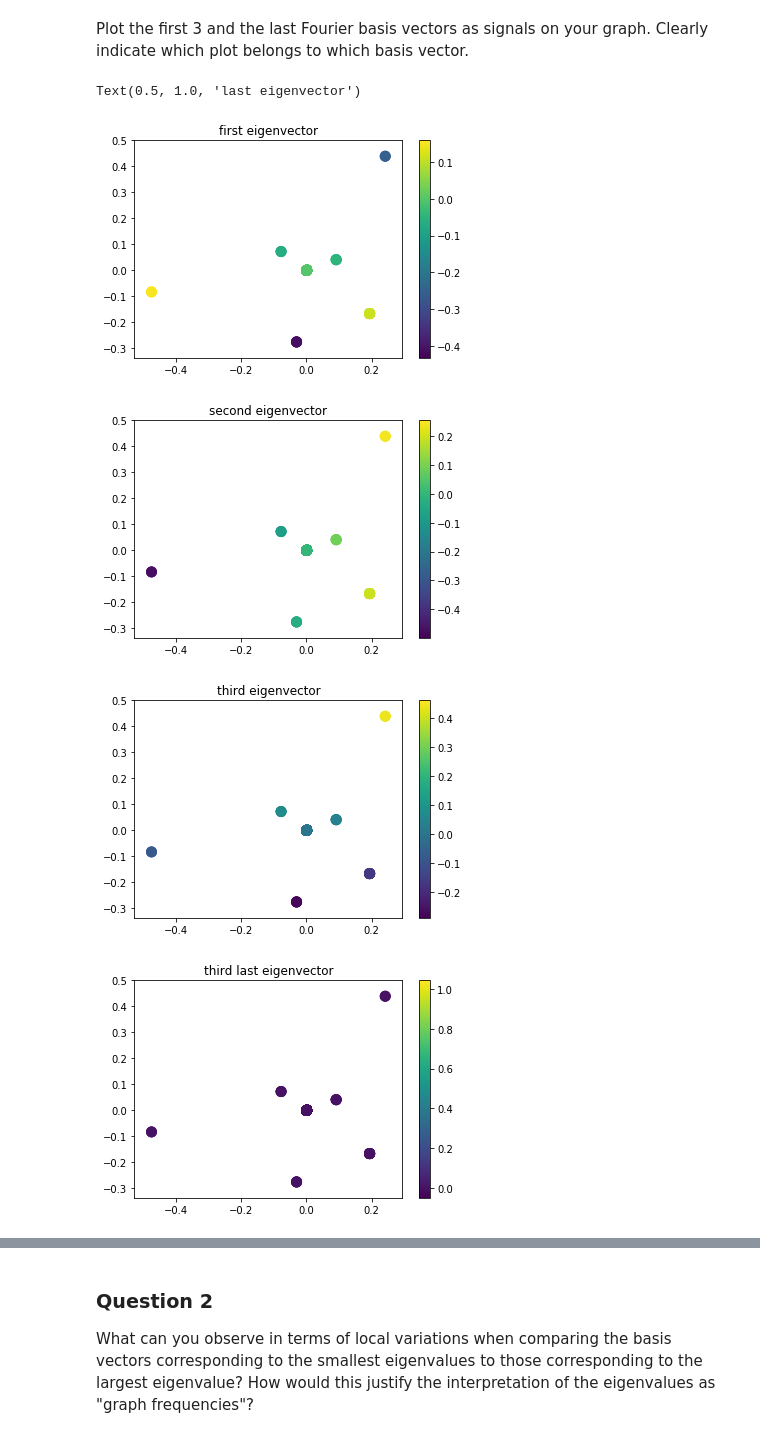
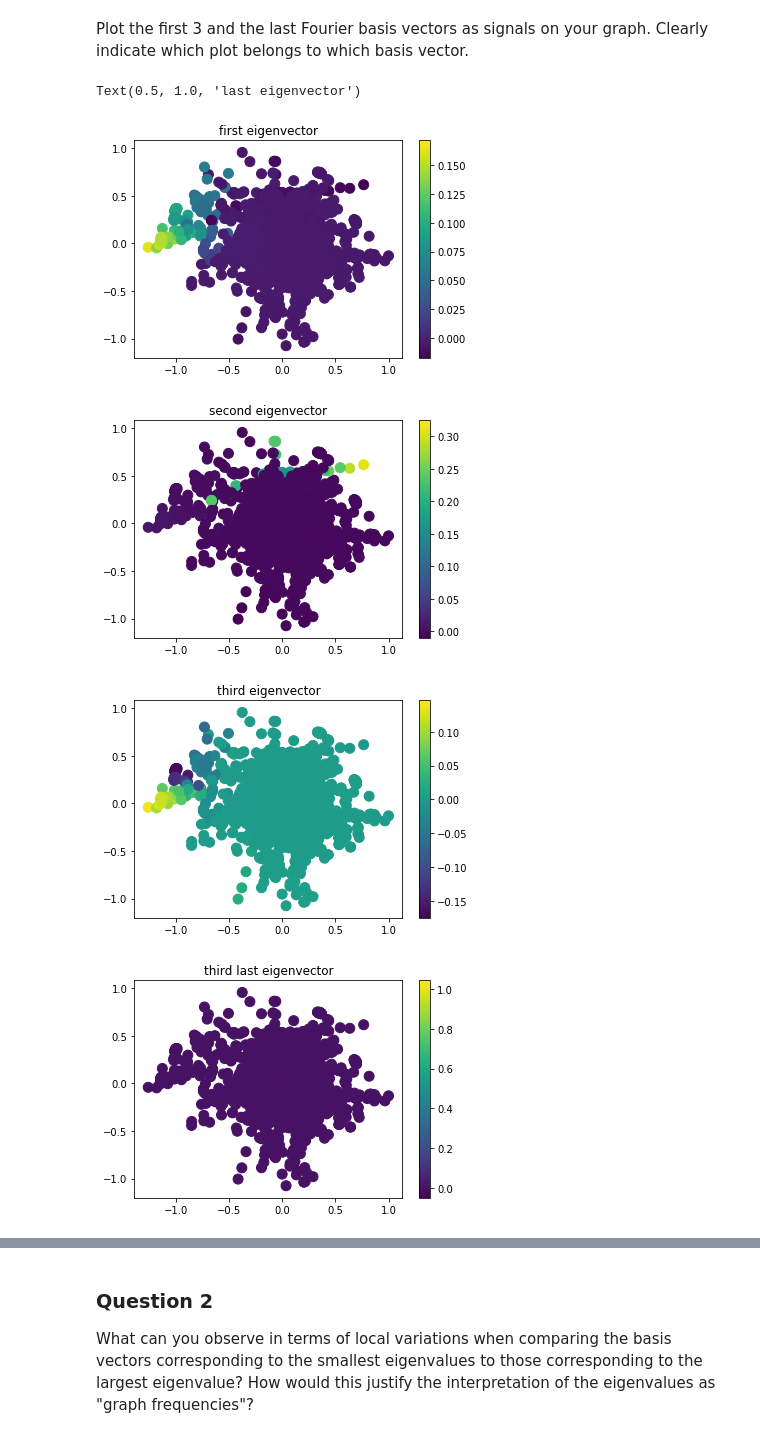
Before and after one commit to dsalathe/group_ntds, a Jupyter notebook: 4_graph_signal_processing.ipynb, the cells around one changed output, grey strips where cells are left out. Drawn from its saved outputs; the diff is of its cells as text; code cells hidden in the pictures.

```diff
--- a/4_graph_signal_processing.ipynb
+++ b/4_graph_signal_processing.ipynb
@@ -123,3 +122,12 @@ def grad(adjacency):
+# %%
+import networkx as nx
+G = nx.from_numpy_matrix(adjacency)
+Gc = max(nx.connected_component_subgraphs(G), key=len)
+adjacency_c = np.array(nx.to_numpy_matrix(Gc))
+n_nodes_c = nx.number_of_nodes(Gc)
+laplacian_c_comb = sparse.csgraph.laplacian(adjacency_c, normed=False).astype('float64')
+laplacian_c_norm = sparse.csgraph.laplacian(adjacency_c, normed=True)
+laplacian_c = laplacian_c_comb
 # %%
 import networkx as nx
 G = nx.from_numpy_matrix(adjacency)
@@ -139,31 +147,31 @@ In this section we will observe how your feature/label vector looks like in the
 
 Compute the Fourier basis vectors and the Laplacian eigenvalues. Make sure to order those from smaller to larger, $\lambda_0 \leq \lambda_1 \leq \dots \leq \lambda_{N-1},$ and use the same ordering for the Fourier basis vectors.
 # %%
-e, U = scipy.linalg.eigh(laplacian)
+e, U = scipy.linalg.eigh(laplacian_c)
 # %% [markdown]
 Plot the first 3 and the last Fourier basis vectors as signals on your graph. Clearly indicate which plot belongs to which basis vector.
 # %%
 import pygsp as pg
-graph = pg.graphs.Graph(adjacency)
+graph = pg.graphs.Graph(adjacency_c)
 # %%
-graph.set_coordinates(U[:, 1:3])  # Laplacian eigenmaps.
-#graph.set_coordinates('spring')  # Force-directed layout.
+#graph.set_coordinates(U[:, 1:3])  # Laplacian eigenmaps.
+graph.set_coordinates('spring')  # Force-directed layout.
 # %%
-graph.plot_signal(U[:, 0])
+graph.plot_signal(U[:, 1])
 plt.title("first eigenvector")
-graph.plot_signal(U[:, 1])
+graph.plot_signal(U[:, 2])
 plt.title("second eigenvector")
-graph.plot_signal(U[:, 2])
+graph.plot_signal(U[:, 3])
 plt.title("third eigenvector")
 graph.plot_signal(U[:, -3])
 plt.title("third last eigenvector")
 graph.plot_signal(U[:, -2])
 plt.title("second last eigenvector")
 graph.plot_signal(U[:, -1])
 plt.title("last eigenvector")
 # %% [output]
 Text(0.5, 1.0, 'last eigenvector')
-[figure, old version]
+[figure, new version]
-[figure, old version]
+[figure, new version]
-[figure, old version]
+[figure, new version]
-[figure, old version]
+[figure, new version]
```
Also changed, not shown: parts of 5 cells of this notebook.
